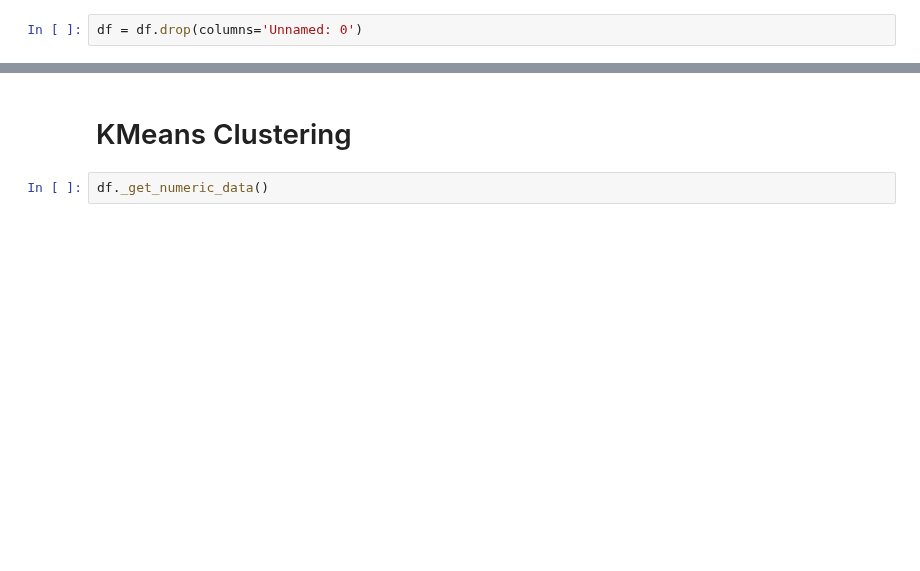
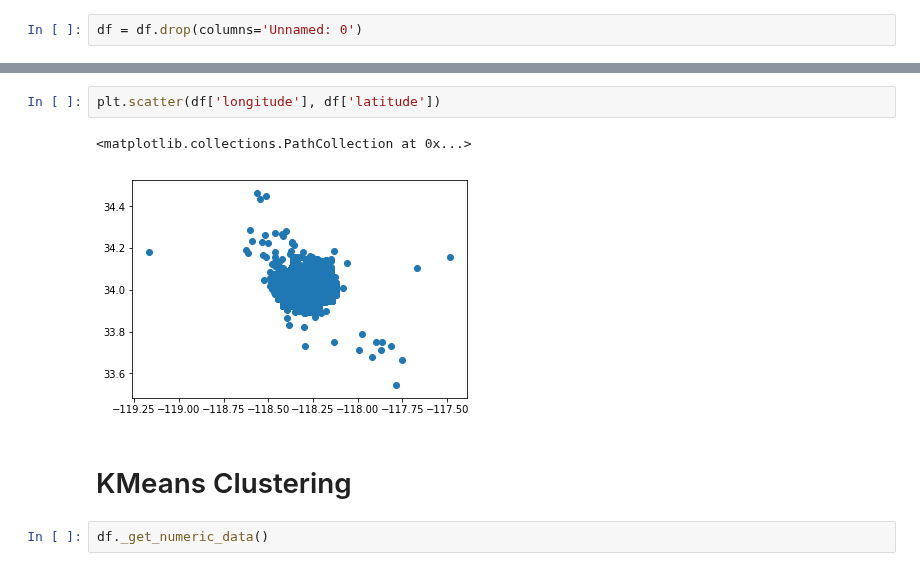
Before and after one commit to aejsong/Predicting-Neighborhood-Affluence-with-Yelp, a Jupyter notebook: Code/04 - Yelp Modeling.ipynb, the cells around one changed output, grey strips where cells are left out. Drawn from its saved outputs; the diff is of its cells as text; blank space fills up the shorter version.

```diff
--- a/Code/04 - Yelp Modeling.ipynb
+++ b/Code/04 - Yelp Modeling.ipynb
@@ -67,3 +63,8 @@ sns.heatmap(df.corr(),
+# %%
+plt.scatter(df['longitude'], df['latitude'])
+# %% [output]
+<matplotlib.collections.PathCollection at 0x...>
+[figure, added]
 # %% [markdown]
 # KMeans Clustering
 # %%
```
Also changed, not shown: parts of 10 cells of this notebook, 3 other files.
